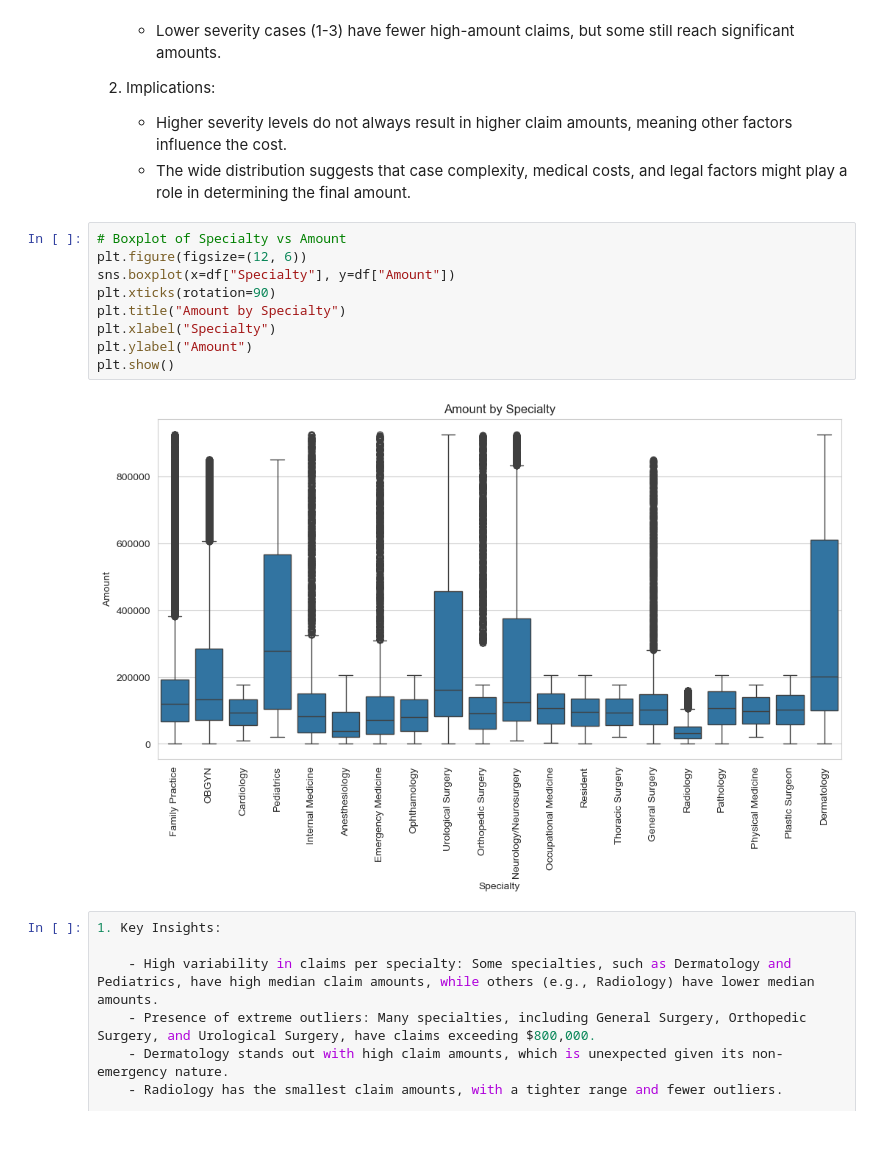
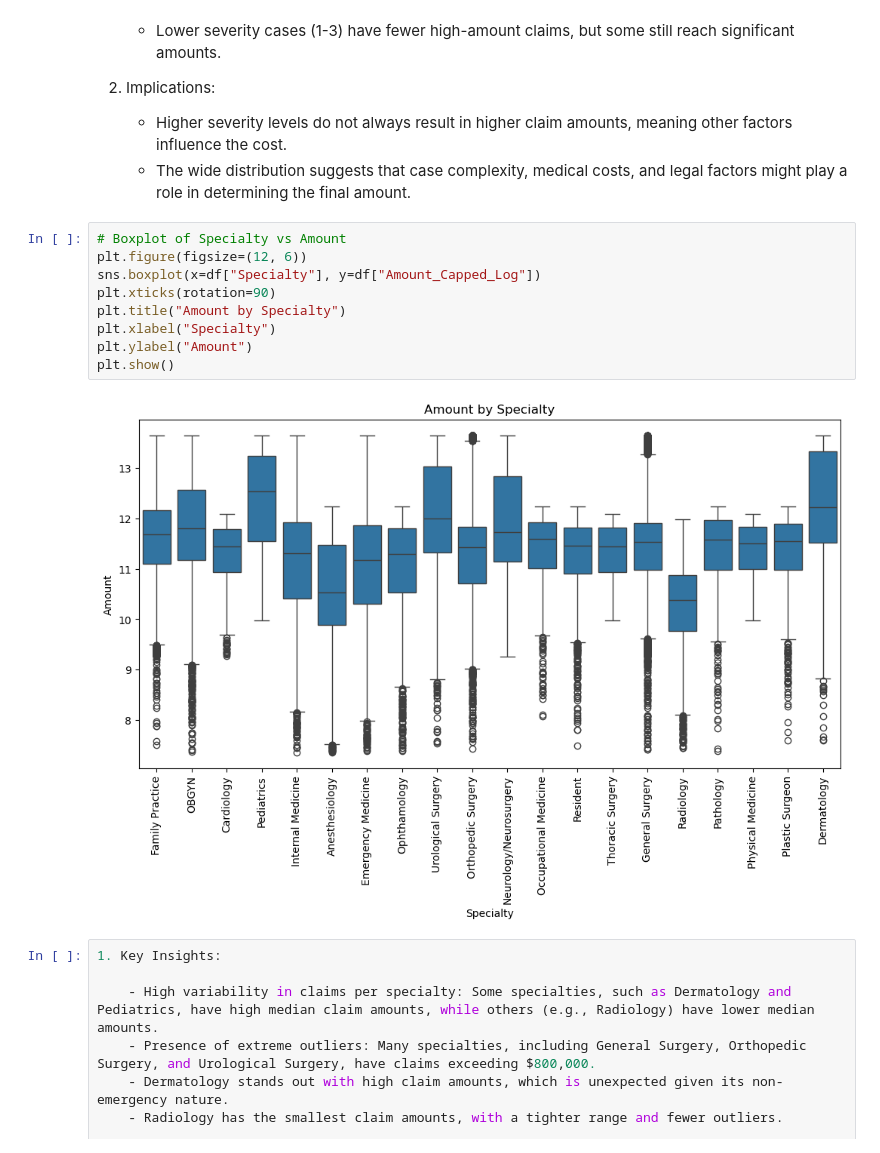
Before and after one commit to HopeMohola/Medical-Malpractice-Claims, a Jupyter notebook: Motshabi_Mohola_Project.ipynb, the cells around one changed output. Saved outputs shown, nothing was run; the diff lists cells and outputs as text.

```diff
--- a/Motshabi_Mohola_Project.ipynb
+++ b/Motshabi_Mohola_Project.ipynb
@@ -598,14 +628,14 @@ plt.show()
 # %%
 # Boxplot of Specialty vs Amount
 plt.figure(figsize=(12, 6))
-sns.boxplot(x=df["Specialty"], y=df["Amount"])
+sns.boxplot(x=df["Specialty"], y=df["Amount_Capped_Log"])
 plt.xticks(rotation=90)
 plt.title("Amount by Specialty")
 plt.xlabel("Specialty")
 plt.ylabel("Amount")
 plt.show()
 # %% [output]
-[figure, old version]
+[figure, new version]
 # %%
 1. Key Insights:
 
```
Also changed, not shown: parts of 35 cells of this notebook.
